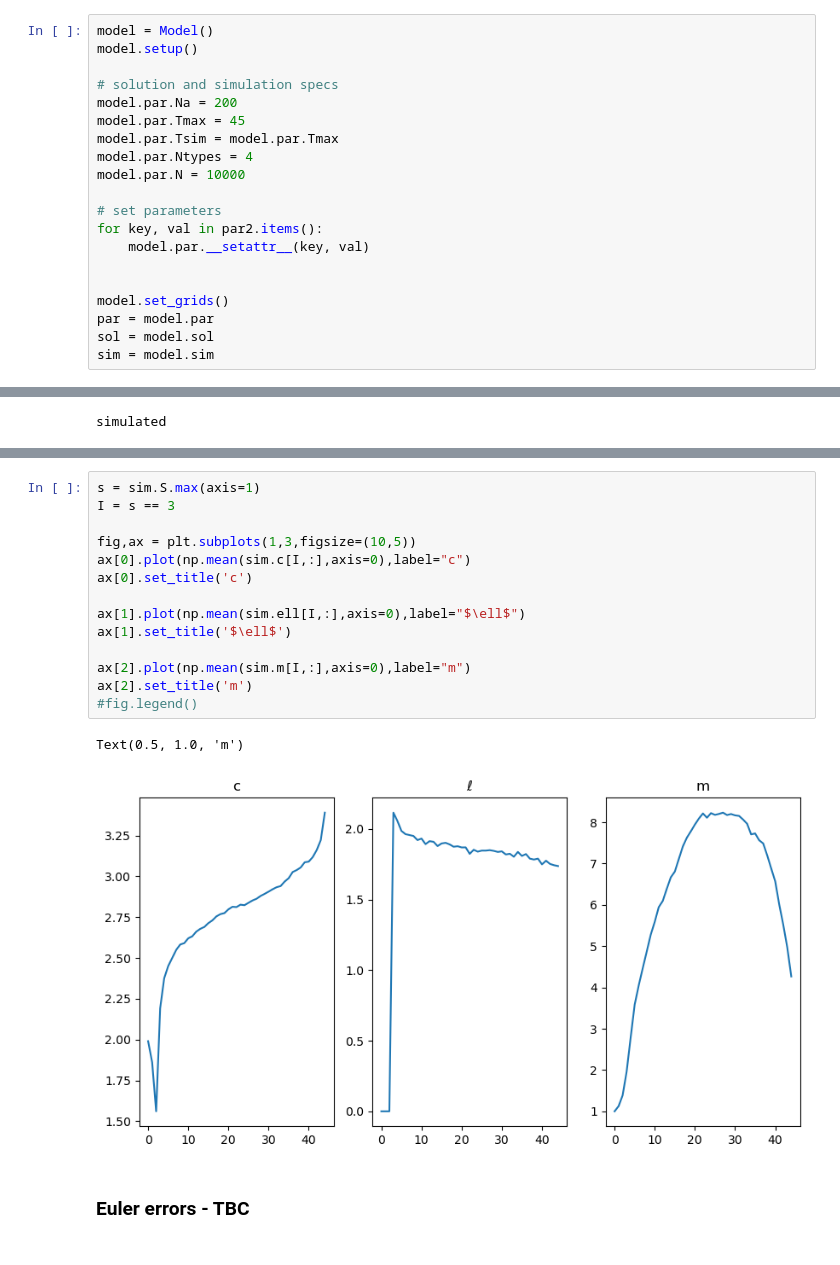
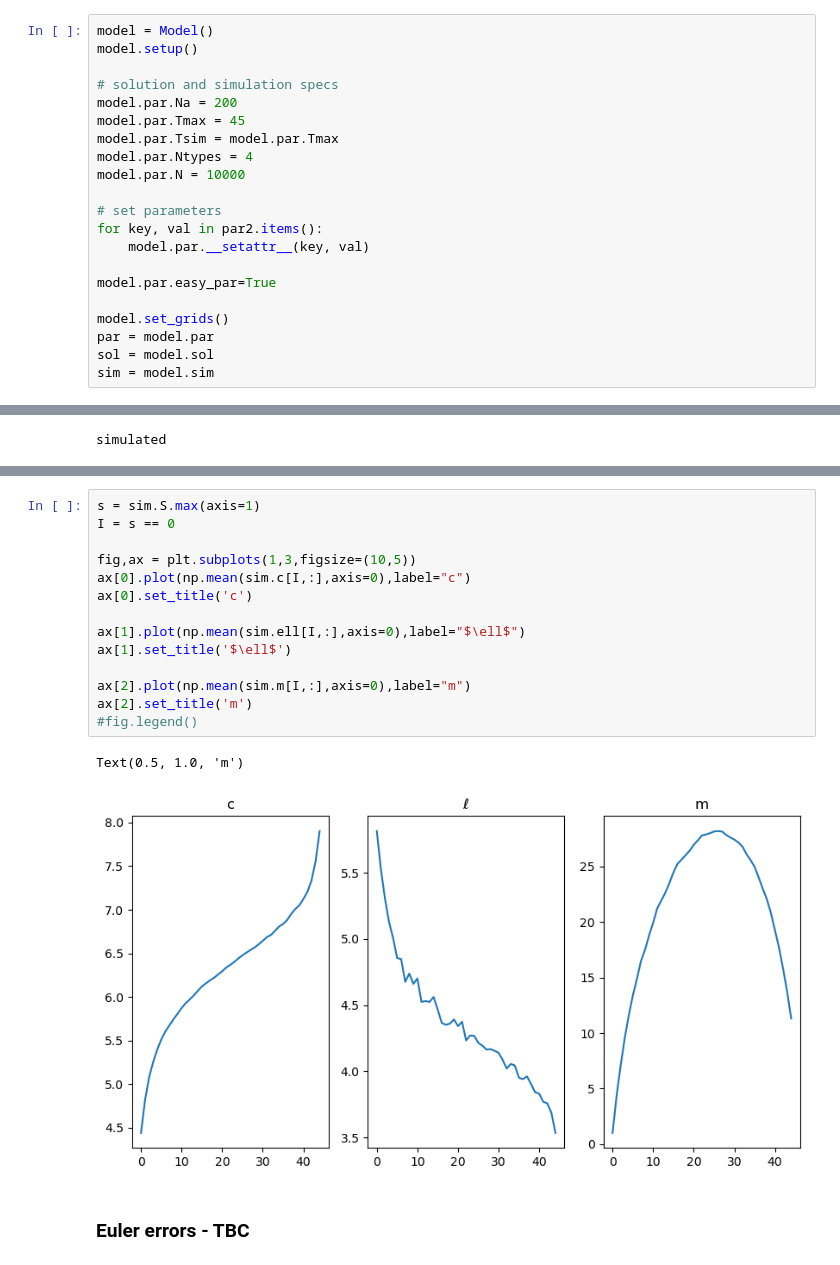
Before and after one commit to ansofol/DP_term_paper, a Jupyter notebook: main_model/test_run.ipynb, the cells around one changed output, grey strips where cells are left out. Drawn from its saved outputs; the diff is of its cells as text.

```diff
--- a/main_model/test_run.ipynb
+++ b/main_model/test_run.ipynb
@@ -85,6 +85,7 @@ model.par.N = 10000
 for key, val in par2.items():
     model.par.__setattr__(key, val)
 
+model.par.easy_par=True
 
 model.set_grids()
 par = model.par
@@ -167,20 +188,20 @@ Text(0.5, 1.0, 'Savings')
 # %%
 s = sim.S.max(axis=1)
-I = s == 3
+I = s == 0
 
 fig,ax = plt.subplots(1,3,figsize=(10,5))
 ax[0].plot(np.mean(sim.c[I,:],axis=0),label="c")
 ax[0].set_title('c')
 
 ax[1].plot(np.mean(sim.ell[I,:],axis=0),label="$\ell$")
 ax[1].set_title('$\ell$')
 
 ax[2].plot(np.mean(sim.m[I,:],axis=0),label="m")
 ax[2].set_title('m')
 #fig.legend()
 # %% [output]
 Text(0.5, 1.0, 'm')
-[figure, old version]
+[figure, new version]
 # %% [markdown]
 ### Euler errors - TBC
 # %%
```
Also changed, not shown: parts of 18 cells of this notebook, 3 other files.
